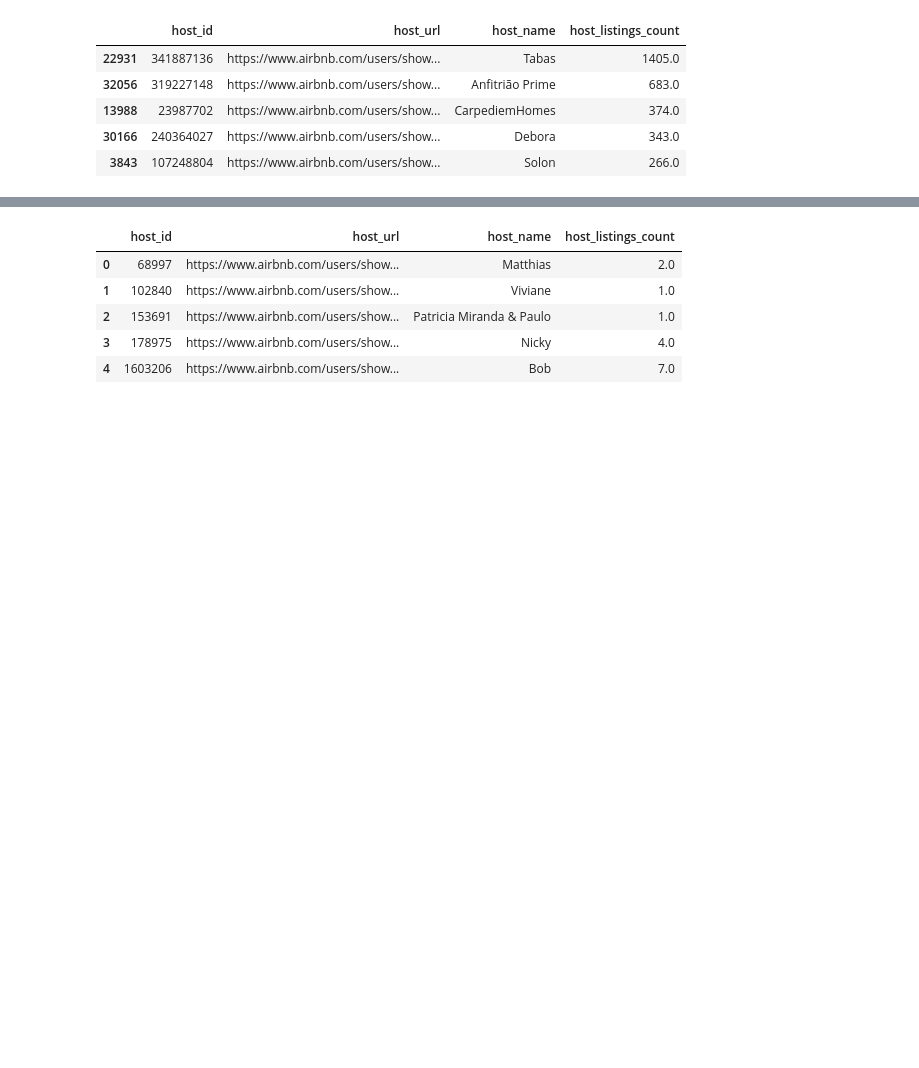
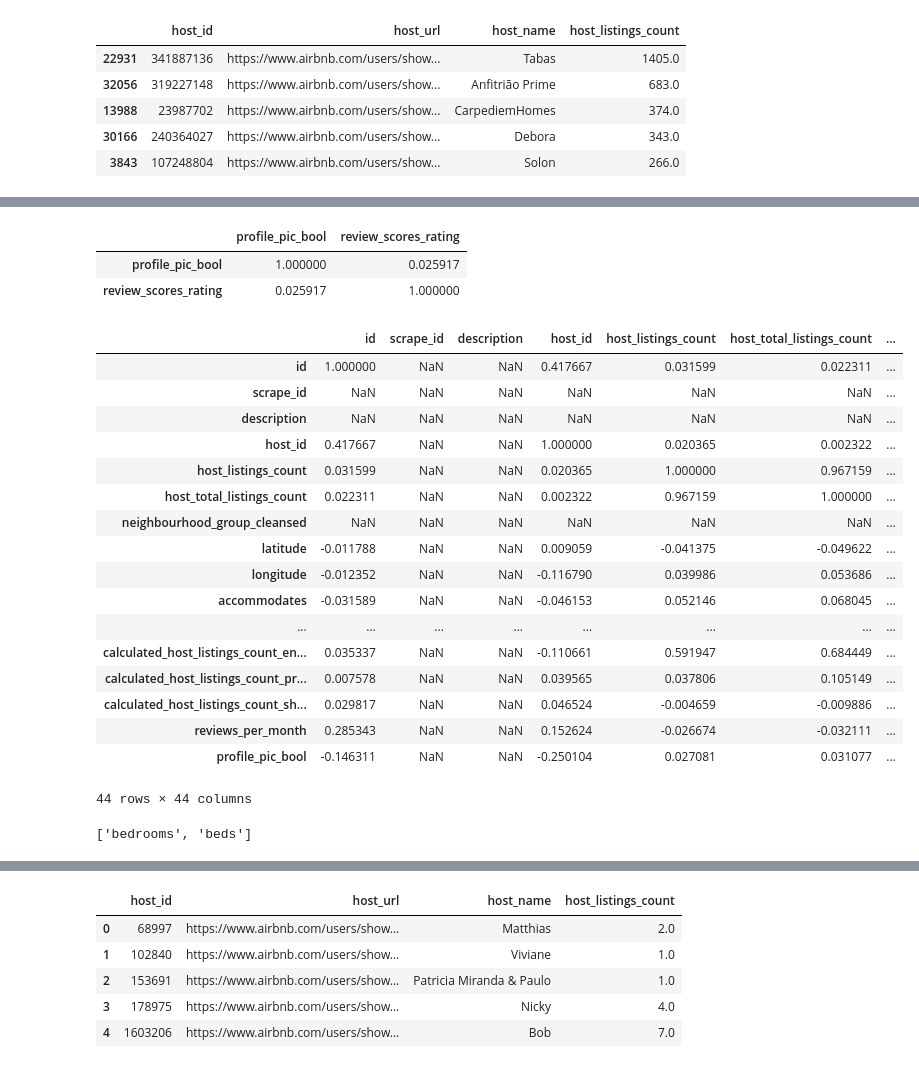
Before and after one commit to gnlins/GitSantander2024_2, a Jupyter notebook: airbnb.ipynb, the cells around one changed output, grey strips where cells are left out. Drawn from its saved outputs; the diff is of its cells as text; code cells hidden in the pictures; blank space fills up the shorter version.

```diff
--- a/airbnb.ipynb
+++ b/airbnb.ipynb
@@ -150,0 +218,35 @@ host_listings.sort_values(by='host_listings_count', ascending=False).drop_duplic
+# %%
+translator_dict = {'t':1,'f':0}
+# %%
+listings_csv_full['profile_pic_bool'] = listings_csv_full['host_has_profile_pic'].map(lambda x:translator_dict.get(x) )
+# %%
+listings_csv_full[['profile_pic_bool','review_scores_rating']].corr()
+# %% [output]
+|  | profile_pic_bool | review_scores_rating |
+| profile_pic_bool | 1.000000 | 0.025917 |
+| review_scores_rating | 0.025917 | 1.000000 |
+# %%
+listings_csv_full.corr()
+# %% [output]
+|  | id | scrape_id | description | host_id | host_listings_count | host_total_listings_count | ... |
+| id | 1.000000 | NaN | NaN | 0.417667 | 0.031599 | 0.022311 | ... |
+| scrape_id | NaN | NaN | NaN | NaN | NaN | NaN | ... |
+| description | NaN | NaN | NaN | NaN | NaN | NaN | ... |
+| host_id | 0.417667 | NaN | NaN | 1.000000 | 0.020365 | 0.002322 | ... |
+| host_listings_count | 0.031599 | NaN | NaN | 0.020365 | 1.000000 | 0.967159 | ... |
+| host_total_listings_count | 0.022311 | NaN | NaN | 0.002322 | 0.967159 | 1.000000 | ... |
+| neighbourhood_group_cleansed | NaN | NaN | NaN | NaN | NaN | NaN | ... |
+| latitude | -0.011788 | NaN | NaN | 0.009059 | -0.041375 | -0.049622 | ... |
+| longitude | -0.012352 | NaN | NaN | -0.116790 | 0.039986 | 0.053686 | ... |
+| accommodates | -0.031589 | NaN | NaN | -0.046153 | 0.052146 | 0.068045 | ... |
+| ... | ... | ... | ... | ... | ... | ... | ... |
+| calculated_host_listings_count_en... | 0.035337 | NaN | NaN | -0.110661 | 0.591947 | 0.684449 | ... |
+| calculated_host_listings_count_pr... | 0.007578 | NaN | NaN | 0.039565 | 0.037806 | 0.105149 | ... |
+| calculated_host_listings_count_sh... | 0.029817 | NaN | NaN | 0.046524 | -0.004659 | -0.009886 | ... |
+| reviews_per_month | 0.285343 | NaN | NaN | 0.152624 | -0.026674 | -0.032111 | ... |
+| profile_pic_bool | -0.146311 | NaN | NaN | -0.250104 | 0.027081 | 0.031077 | ... |
+44 rows × 44 columns
+# %%
+[i for i in listings_csv_full.columns if 'bed' in i]
+# %% [output]
+['bedrooms', 'beds']
```
Also changed, not shown: parts of 17 cells of this notebook.
